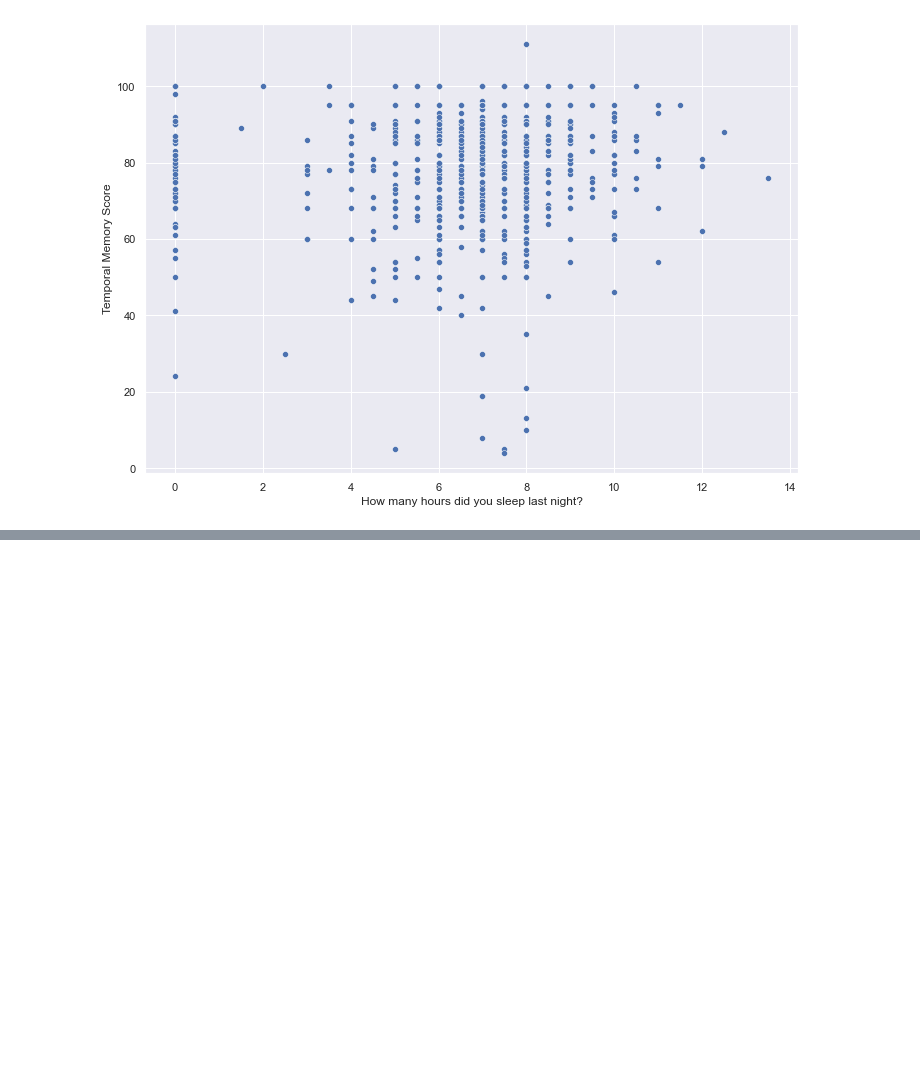
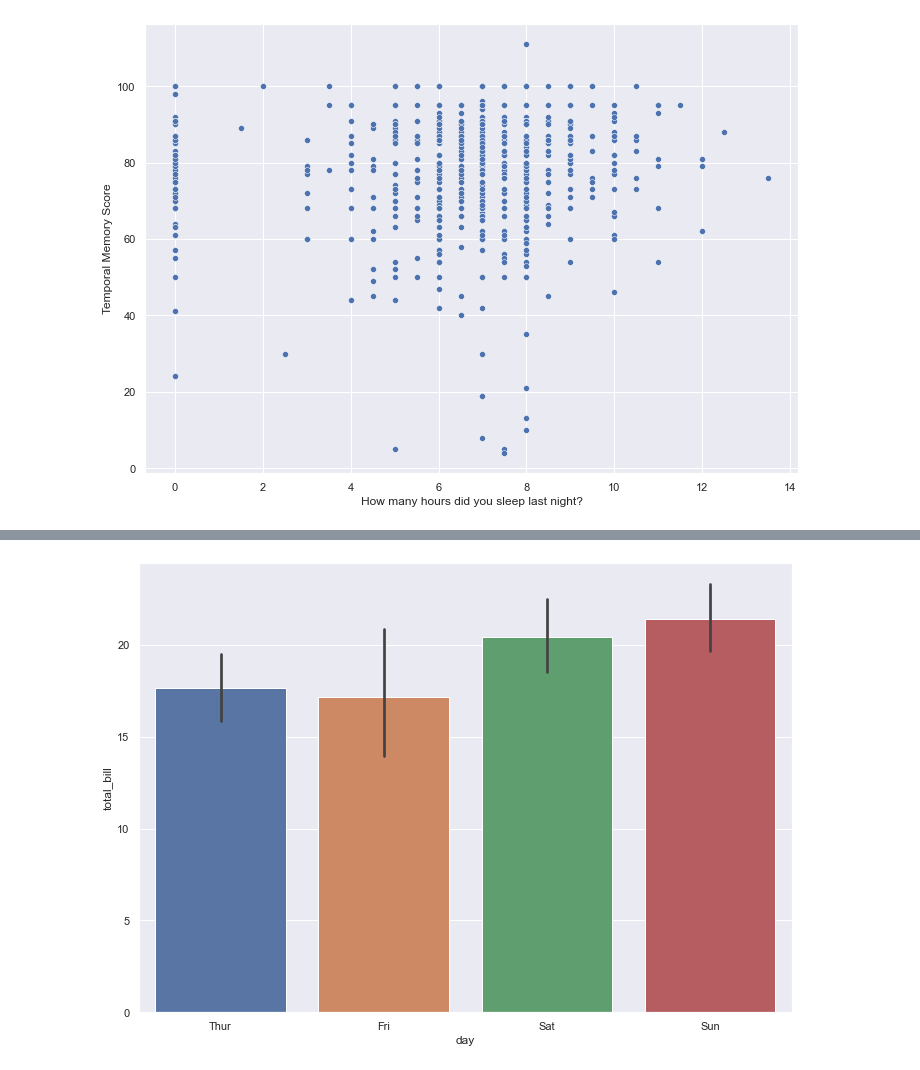
Before and after one commit to iPablo26/Honing-My-Data-Analyst-Skill, a Jupyter notebook: Honing My Data Analysis Skills.ipynb, the cells around one changed output, grey strips where cells are left out. Cells and saved outputs as stored; diff of their text form; code cells hidden in the pictures; blank space fills up the shorter version.

```diff
--- a/Honing My Data Analysis Skills.ipynb
+++ b/Honing My Data Analysis Skills.ipynb
@@ -196,0 +237,4 @@ sns.scatterplot(data=sample_10, x='How many hours did you sleep last night?', y=
+# %%
+# Bar chart
+# I'll load the tips dataset from seaborn datasets
+tips = sns.load_dataset('tips')
@@ -196,0 +257,4 @@ sns.scatterplot(data=sample_10, x='How many hours did you sleep last night?', y=
+# %%
+sns.barplot(x= 'day', y= 'total_bill', data=tips);
+# %% [output]
+[figure, added]
```
Also changed, not shown: parts of 6 cells of this notebook.
